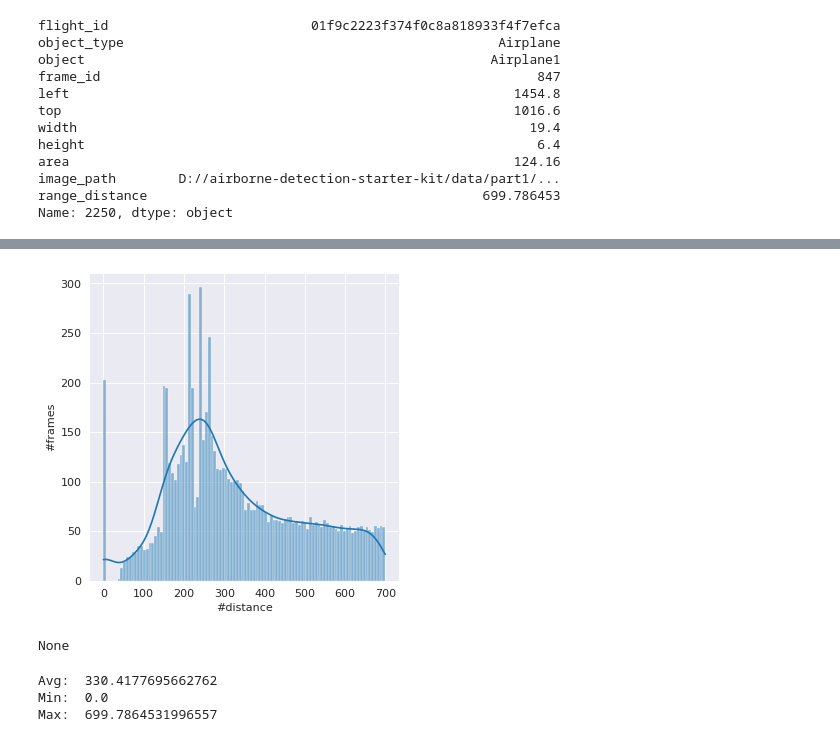
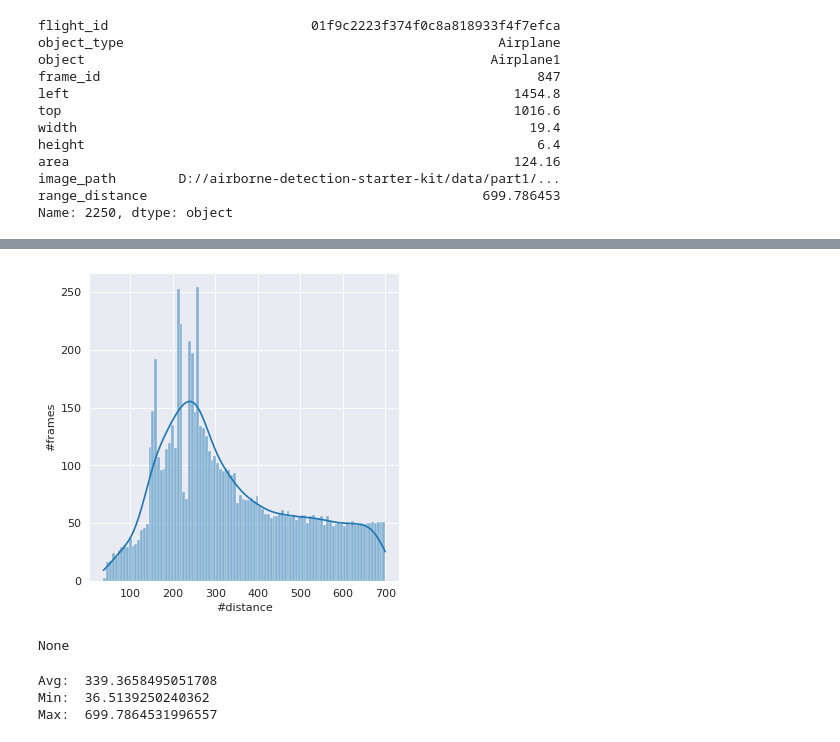
Before and after one commit to bulentsiyah/Mantis-Shrimp-Eye-s-Collision-Avoidance, a Jupyter notebook: dataframe_analysis.ipynb, the cells around one changed output, grey strips where cells are left out. Cells and saved outputs as stored; diff of their text form; code cells hidden in the pictures.

```diff
--- a/dataframe_analysis.ipynb
+++ b/dataframe_analysis.ipynb
@@ -22,3 +12,12 @@ output_path_folder = "../../Datasets/Mantis-Shrimp-Eye-s-Collision-Avoidance/out
+# %%
+
+from configmanager import ConfigurationManager
+configurationManager = ConfigurationManager()
+# %%
+ana_dataset = configurationManager.config_readable['ana_dataset']
+dnn_dataset = configurationManager.config_readable['dnn_dataset']
+output_path_folder = configurationManager.config_readable['output_path_folder']
+dnn_rnn_dataset = configurationManager.config_readable['dnn_rnn_dataset']
 # %% [markdown]
 # Ana Result
 # %%
@@ -435,3 +449,8 @@ area                                                         124.16
 image_path        D://airborne-detection-starter-kit/data/part1/...
 range_distance                                           699.786453
 Name: 2250, dtype: object
+# %%
+
+dataset.dropna(inplace=True)
+# dataset['range_distance'].replace(np.nan, 0, inplace=True)
+#dataset['range_distance']=dataset['range_distance'].replace("None", '0', inplace=True)
@@ -438,29 +468,29 @@ Name: 2250, dtype: object
 # %%
 obj_distance = []
 
 for col_name, col_data in dataset.iteritems():
     if col_name == 'range_distance':
         for element in col_data:
                 obj_distance.append(element)
 
 
-obj_distance = pd.Series(obj_distance).fillna(0).astype(float)
+#obj_distance = pd.Series(obj_distance).fillna(0).astype(float)
 
 plt.figure(figsize=(5, 5), dpi=80)
 with sns.axes_style("darkgrid"):
   sns.histplot(obj_distance, kde=True, bins=100)
 plt.ylabel('#frames')
 plt.xlabel('#distance')
 display(plt.show())
 
 print("Avg: ", sum(obj_distance) / len(obj_distance))
 print("Min: ", min(obj_distance))
 print("Max: ", max(obj_distance))
 # %% [output]
-[figure, old version]
+[figure, new version]
 None
-Avg:  330.4177695662762
-Min:  0.0
+Avg:  339.3658495051708
+Min:  36.5139250240362
 Max:  699.7864531996557
 # %%
 obj_center_left = []
```
Also changed, not shown: parts of 21 cells of this notebook, 7 other files.
